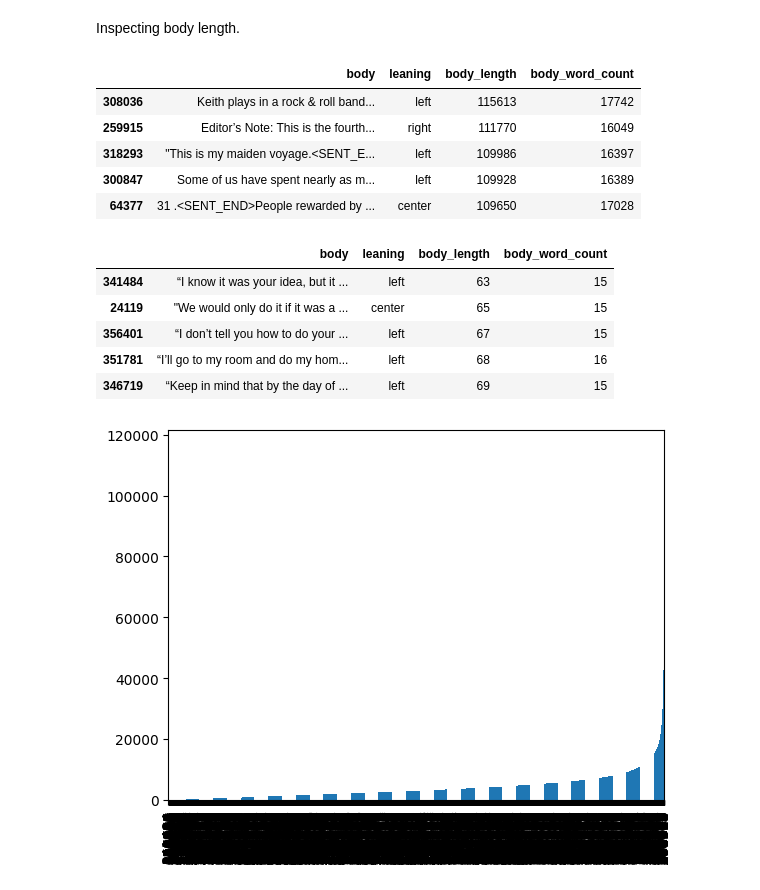
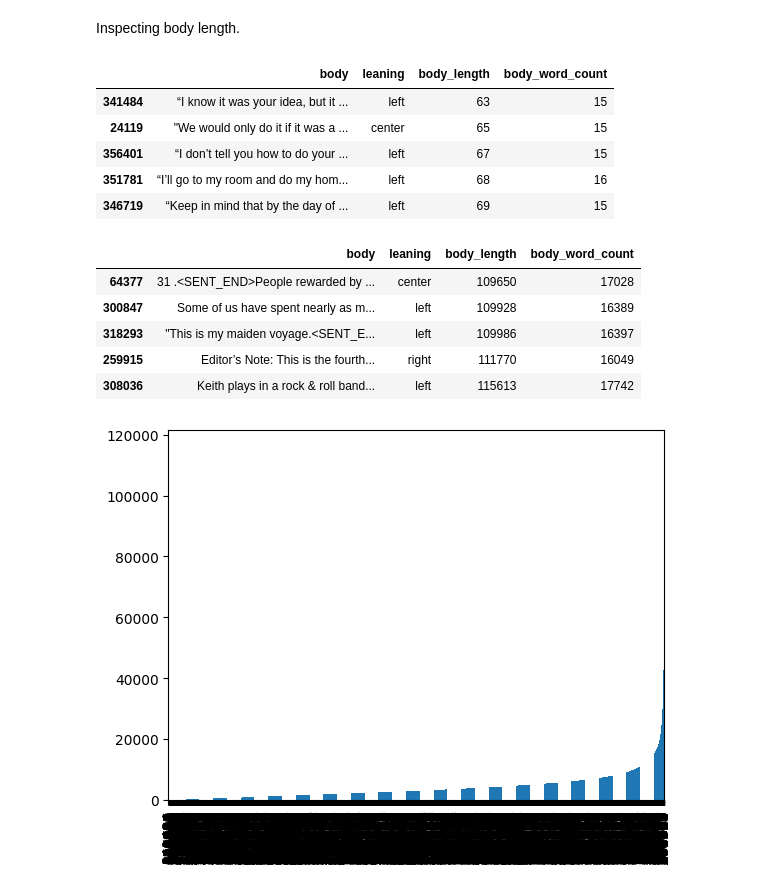
Before and after one commit to matous-volf/political-leaning-prediction, a Jupyter notebook: datasets/notebooks/commoncrawl_news_articles.ipynb, the cells around one changed output. Drawn from its saved outputs; the diff is of its cells as text; code cells hidden in the pictures.

```diff
--- a/datasets/notebooks/commoncrawl_news_articles.ipynb
+++ b/datasets/notebooks/commoncrawl_news_articles.ipynb
@@ -8,7 +8,10 @@ Reading the raw dataset.
 # %%
 connection = sqlite3.connect("../raw/commoncrawl_news_articles/articles.db")
 
-df = pd.read_sql("SELECT content_preprocessed, au.outlet_name FROM article_contents ac INNER JOIN article_urls au on ac.uuid = au.uuid WHERE language = 'en'", connection)
+df = pd.read_sql(
+    "SELECT content_preprocessed, au.outlet_name FROM article_contents ac INNER JOIN article_urls au on ac.uuid = au.uuid WHERE language = 'en'",
+    connection
+)
 
 outlets_df = pd.read_json(open("../raw/commoncrawl_news_articles/outlets.json"))
 df = df.merge(outlets_df, how="outer", left_on="outlet_name", right_on="name")
@@ -75,21 +78,22 @@ Inspecting body length.
 # %%
 df["body_length"] = df["body"].str.len()
 df["body_word_count"] = df["body"].str.split().str.len()
-df.sort_values(by="body_length", ascending=False).head()
+df = df.sort_values(by="body_length")
+df.head()
 # %% [output]
 |  | body | leaning | body_length | body_word_count |
-| 308036 | Keith plays in a rock & roll band... | left | 115613 | 17742 |
-| 259915 | Editor’s Note: This is the fourth... | right | 111770 | 16049 |
-| 318293 | "This is my maiden voyage.<SENT_E... | left | 109986 | 16397 |
-| 300847 | Some of us have spent nearly as m... | left | 109928 | 16389 |
-| 64377 | 31 .<SENT_END>People rewarded by ... | center | 109650 | 17028 |
+| 341484 | “I know it was your idea, but it ... | left | 63 | 15 |
+| 24119 | "We would only do it if it was a ... | center | 65 | 15 |
+| 356401 | “I don’t tell you how to do your ... | left | 67 | 15 |
+| 351781 | “I’ll go to my room and do my hom... | left | 68 | 16 |
+| 346719 | “Keep in mind that by the day of ... | left | 69 | 15 |
 # %%
-df.sort_values(by="body_length").head()
+df.tail()
 # %% [output]
 |  | body | leaning | body_length | body_word_count |
-| 341484 | “I know it was your idea, but it ... | left | 63 | 15 |
-| 24119 | "We would only do it if it was a ... | center | 65 | 15 |
-| 356401 | “I don’t tell you how to do your ... | left | 67 | 15 |
-| 351781 | “I’ll go to my room and do my hom... | left | 68 | 16 |
-| 346719 | “Keep in mind that by the day of ... | left | 69 | 15 |
+| 64377 | 31 .<SENT_END>People rewarded by ... | center | 109650 | 17028 |
+| 300847 | Some of us have spent nearly as m... | left | 109928 | 16389 |
+| 318293 | "This is my maiden voyage.<SENT_E... | left | 109986 | 16397 |
+| 259915 | Editor’s Note: This is the fourth... | right | 111770 | 16049 |
+| 308036 | Keith plays in a rock & roll band... | left | 115613 | 17742 |
 # %%
```
Also changed, not shown: parts of 4 cells of this notebook, 4 other files.
